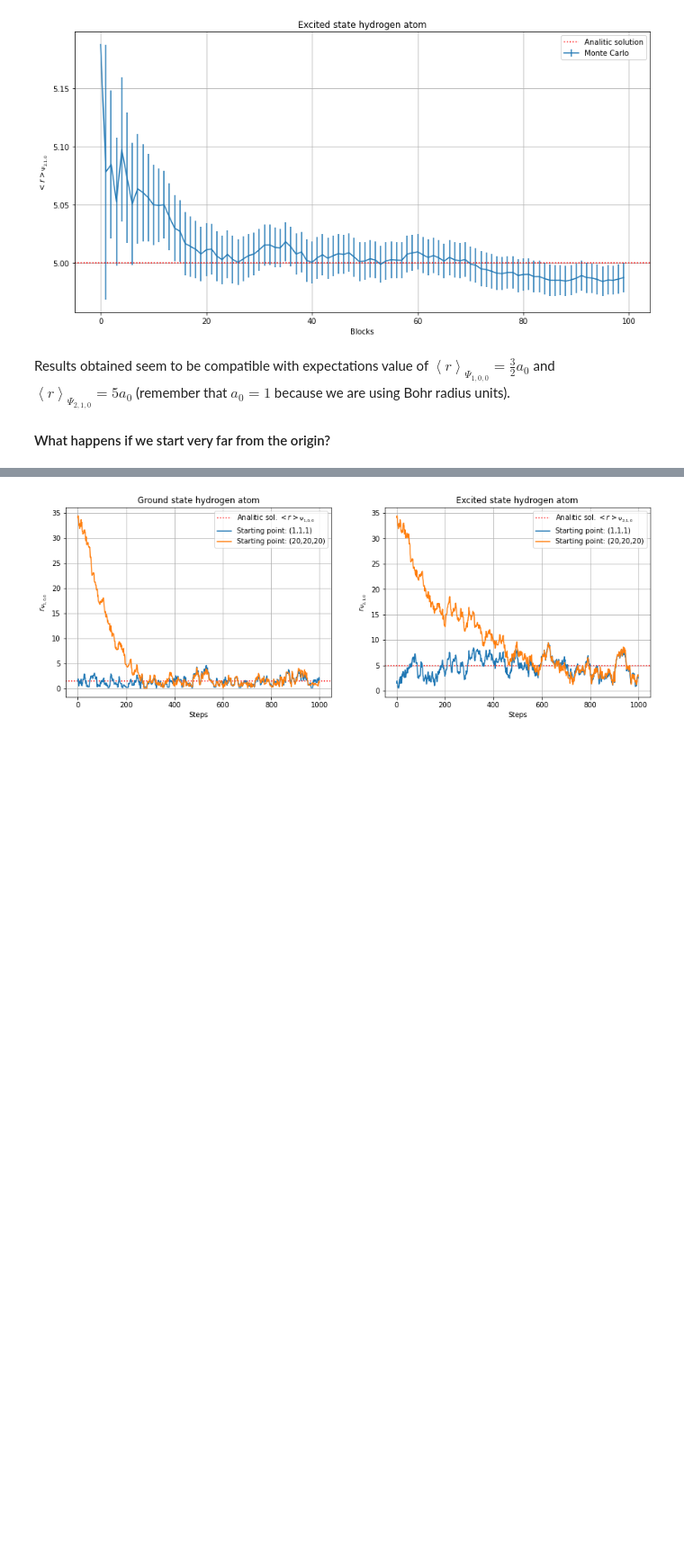
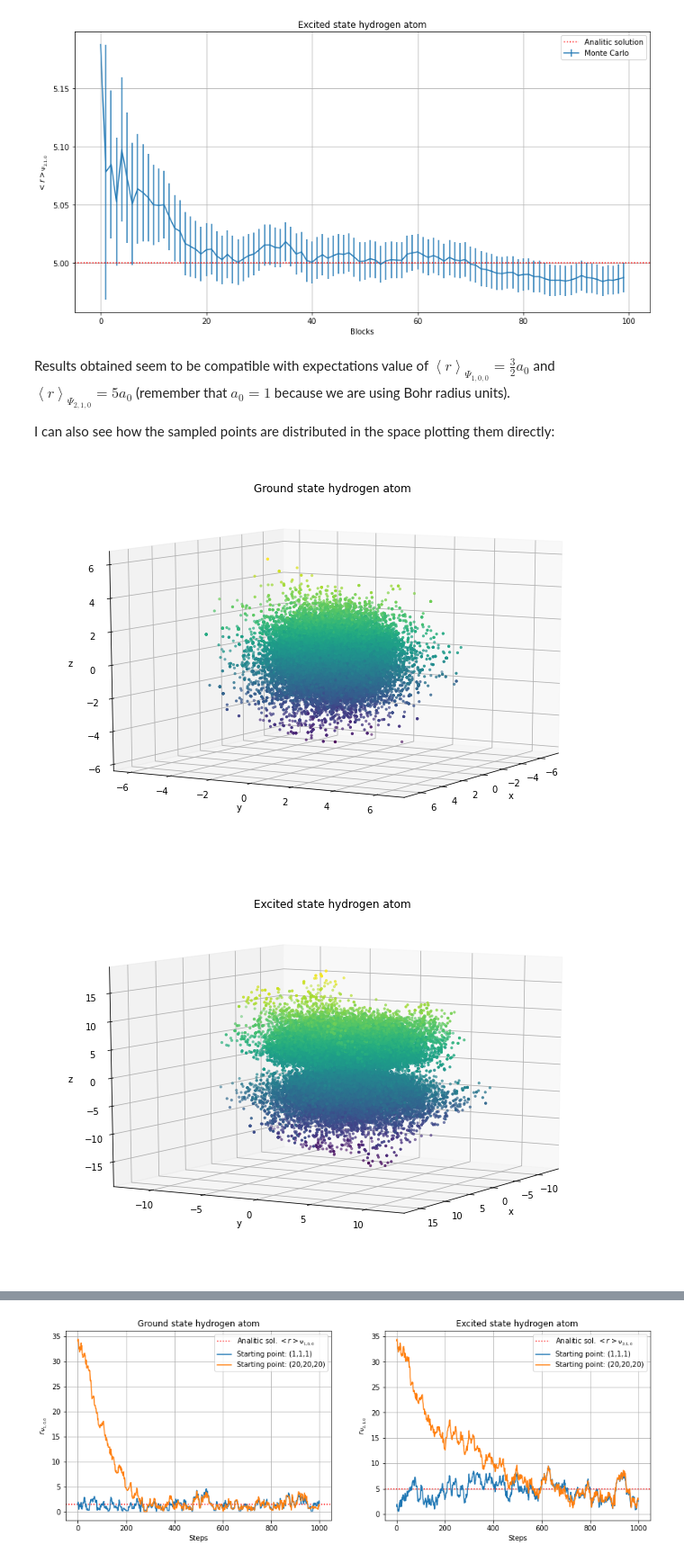
Before and after one commit to mattbona/numerical-simulation-laboratory, a Jupyter notebook: NSL-05/notebook/LSN_Exercises_05.ipynb, the cells around one changed output, grey strips where cells are left out. Shown at 90% size. Cells and saved outputs as stored; diff of their text form; code cells hidden in the pictures; blank space fills up the shorter version.

```diff
--- a/NSL-05/notebook/LSN_Exercises_05.ipynb
+++ b/NSL-05/notebook/LSN_Exercises_05.ipynb
@@ -47,4 +47,30 @@ plt.show()
 # %% [markdown]
 Results obtained seem to be compatible with expectations value of $\left\langle r \right\rangle_{\Psi_{1,0,0}} = \frac{3}{2}a_0$ and $\left\langle r \right\rangle_{\Psi_{2,1,0}} = 5 a_0$ (remember that $a_0=1$ because we are using Bohr radius units).
 
-#### What happens if we start very far from the origin?
+I can also see how the sampled points are distributed in the space plotting them directly:
+# %%
+X_1s, Y_1s, Z_1s = np.loadtxt("../results/sampled_points_100_state.dat", delimiter = " ", unpack = True)
+X_2p, Y_2p, Z_2p = np.loadtxt("../results/sampled_points_210_state.dat", delimiter = " ", unpack = True)
+
+fig = plt.figure(1, figsize = (9, 6))
+ax = Axes3D(fig)
+ax.scatter(X_1s, Y_1s, Z_1s, c=Z_1s, marker='.')
+ax.set_xlabel('x')
+ax.set_ylabel('y')
+ax.set_zlabel('z')
+ax.view_init(10, 30)
+plt.title("Ground state hydrogen atom")
+
+fig = plt.figure(2, figsize = (9, 6))
+ax = Axes3D(fig)
+ax.scatter(X_2p, Y_2p, Z_2p, c=Z_2p, marker='.')
+ax.set_xlabel('x')
+ax.set_ylabel('y')
+ax.set_zlabel('z')
+ax.view_init(10, 30)
+plt.title("Excited state hydrogen atom")
+
+plt.show()
+# %% [output]
+[figure, added]
+[figure, added]
```
Also changed, not shown: parts of 9 cells of this notebook, 7 other files.
